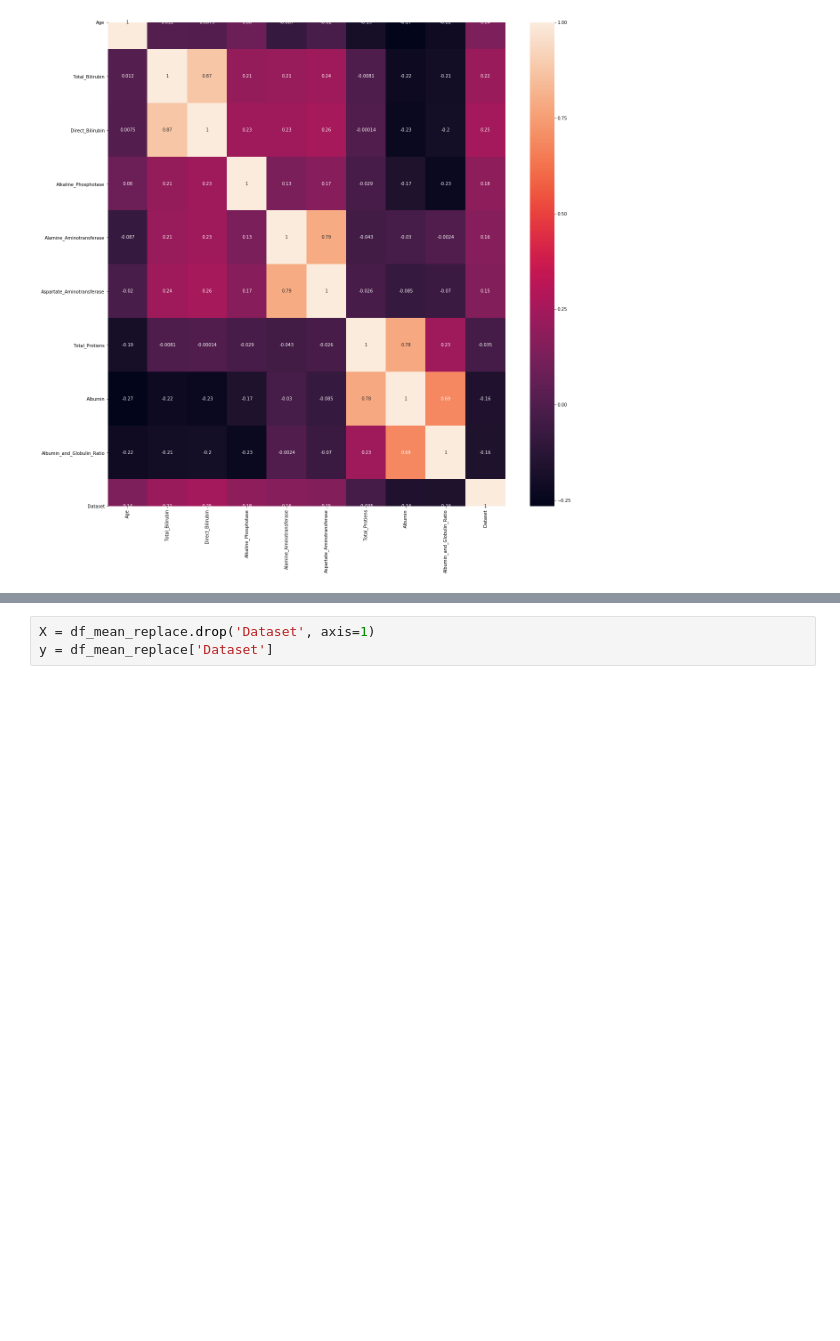
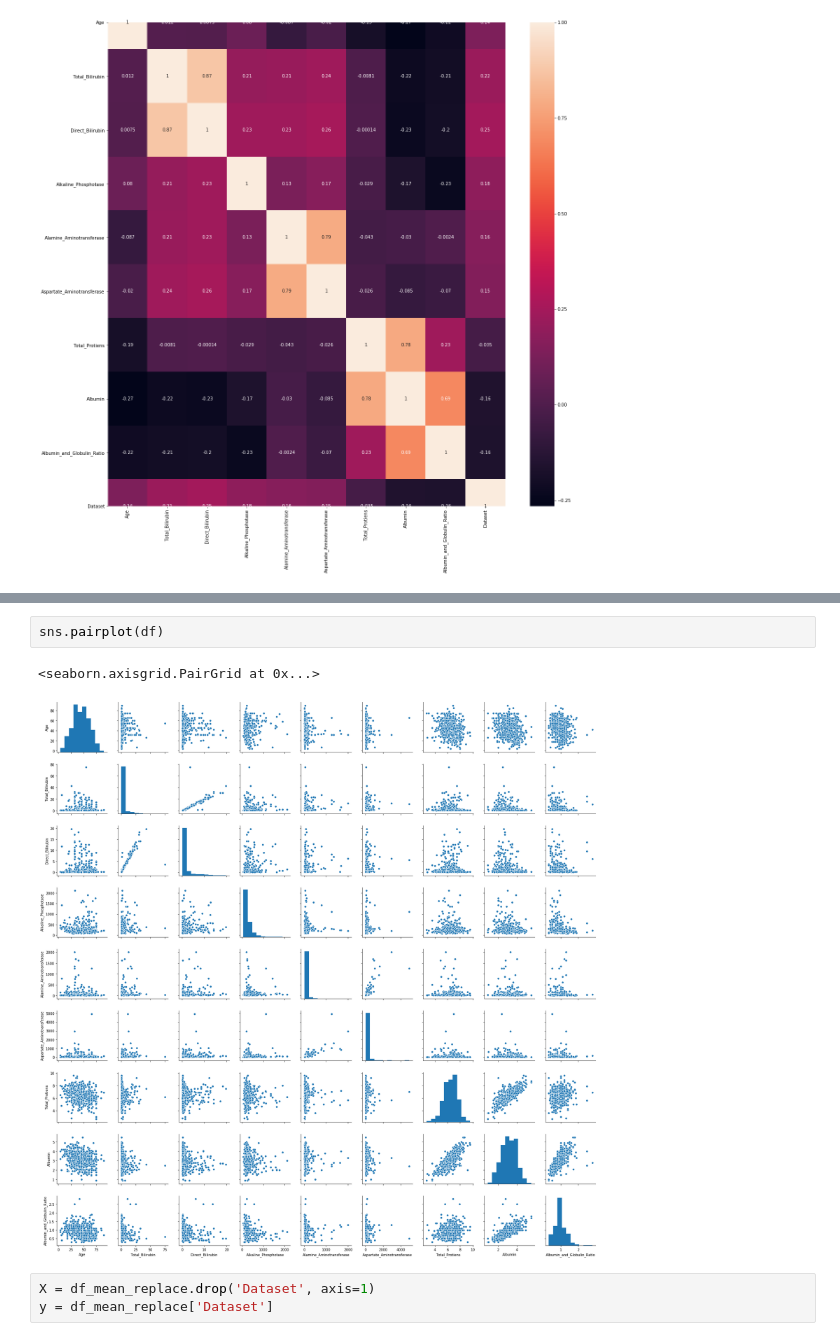
Before and after one commit to sandeepjakkaraju/bits-sem2-ml, a Jupyter notebook: ML-Assignment2.ipynb, the cells around one changed output, grey strips where cells are left out. Cells and saved outputs as stored; diff of their text form; blank space fills up the shorter version.

```diff
--- a/ML-Assignment2.ipynb
+++ b/ML-Assignment2.ipynb
@@ -205,3 +295,8 @@ plt.show()
+# %%
+sns.pairplot(df)
+# %% [output]
+<seaborn.axisgrid.PairGrid at 0x...>
+[figure, added]
 # %%
 X = df_mean_replace.drop('Dataset', axis=1)
 y = df_mean_replace['Dataset']
```
Also changed, not shown: parts of 36 cells of this notebook.
